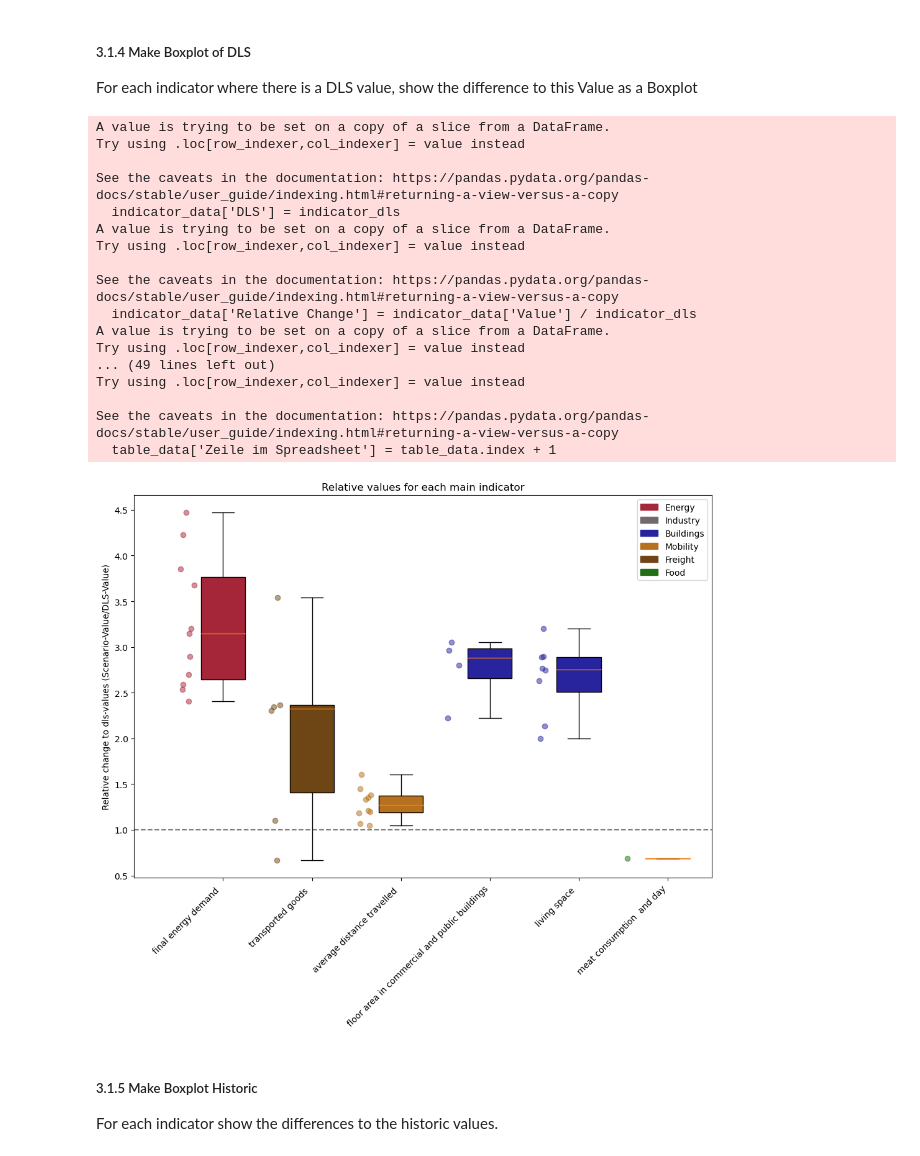
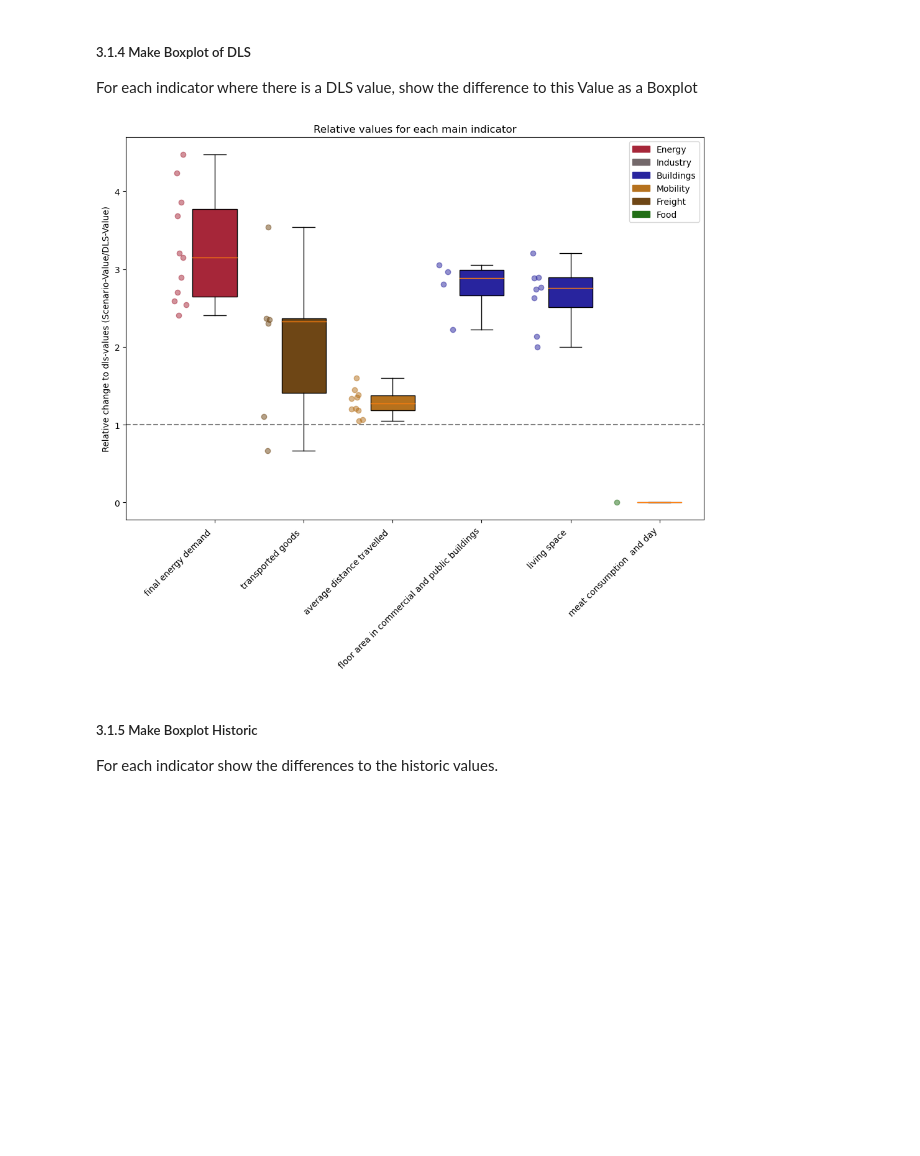
Before and after one commit to celia-burghardt/SufficiencyIndicators_Scenarios, a Jupyter notebook: main.ipynb, the cells around one changed output. Saved outputs shown, nothing was run; the diff lists cells and outputs as text; code cells hidden in the pictures; blank space fills up the shorter version.

```diff
--- a/main.ipynb
+++ b/main.ipynb
@@ -139,7 +146,7 @@ def get_standard_scenarios(raw_data, scenario_data):
     analysis_standard_df = analysis_standard_df.loc[standard_scenarios_indices]
 
     # Filter out kcal data
-    analysis_standard_df = analysis_standard_df[~analysis_standard_df['Unit'].str.contains('kcal')]
+    analysis_standard_df = analysis_standard_df[~analysis_standard_df['Unit'].str.contains('kcal')].copy()
     return analysis_standard_df
 # %%
 def get_historic_data(raw_data, indicator=False):
@@ -551,7 +615,7 @@ def create_result_table_boxplot(indicator_table_data, filename, extra_columns=[]
     :return: None
     '''
     wanted_columns = ['Source', 'Geographic scope', 'Scenario (name/historic/DLS)', 'Sector', 'Main comparison parameter', 'Year', 'Unit', 'Value'] + extra_columns
-    table_data = indicator_table_data[wanted_columns]
+    table_data = indicator_table_data[wanted_columns].copy()
     table_data['Zeile im Spreadsheet'] = table_data.index + 1
     table_data.to_excel(f'output/{filename}.xlsx', index=False)
 # %%
@@ -684,7 +731,7 @@ def get_dls(indicator, data):
     :return: Dataframe with only the DLS values
     '''
     # Get Data for the Hilward Hopkins et al. (2020) study
-    data_hilward_hopkins = data[(data['Source'] == 'Millward-Hopkins et al. (2020)') & (data['Main comparison parameter'] == indicator)]
+    data_hilward_hopkins = data[(data['Source'] == 'Millward-Hopkins et al. (2020)') & (data['Main comparison parameter'] == indicator)].copy()
     if len(data_hilward_hopkins) != 0:
         value_hilward_hopkins = float(data_hilward_hopkins['Value'].values[0])
     else:
@@ -732,7 +779,7 @@ def make_boxplot_dls(data, filename, extension = False, standard=False, raw_data
     for i, indicator in enumerate(main_indicators):
 
         # get the data for the current indicator
-        indicator_data = analysis_standard_df[analysis_standard_df['Main comparison parameter'] == indicator]
+        indicator_data = analysis_standard_df[analysis_standard_df['Main comparison parameter'] == indicator].copy()
         indicator_values = indicator_data['Value']
 
         # Get the median
@@ -765,51 +812,34 @@ def make_boxplot_dls(data, filename, extension = False, standard=False, raw_data
         y = boxplot_data[key]
         x = np.random.normal(i+0.6, 0.04, size=len(y))
         color = main_indicators_plotting_df.at[key, 'Color']
         ax.scatter(x, y, c=color, alpha=0.5)
 
     # fill with colors
     colors = [main_indicators_plotting_df.at[key, 'Color'] for key in boxplot_data.keys()]
     for patch, color in zip(bplot['boxes'], colors):
         patch.set_facecolor(color)
     ax.set_title(f'Relative values for each main indicator')
     ax.set_ylabel('Relative change to dls-values (Scenario-Value/DLS-Value)')
     naming_x_axis = [s.replace('per capita and year', '').replace('per capita', '') for s in boxplot_data.keys()]
     ax.set_xticks(np.arange(start=1, stop=len(naming_x_axis)+1), naming_x_axis, rotation=45, ha="right")
     ax.set_xlim(0)
     # Make a horizontal loine to show the 1 line (When value is 1, no change happened)
     ax.axhline(1, color='#030303', linestyle='--', alpha=0.5)
 
     # manually define a new patch
     patches = [mpatches.Patch(color=sector_colours[x], label=x) for x in sector_colours.keys()]
 
     # plot the legend
     ax.legend(handles=patches, loc='upper right')
 
     # Save figure either with default extension or with extension given in the function
     if extension:
         filename = f'{filename}.{extension}'
     plt.savefig(f'figures/{filename}', bbox_inches = "tight")
 
 make_boxplot_dls(analysis_df, 'boxplot_dls')
 # %% [output]
-A value is trying to be set on a copy of a slice from a DataFrame.
-Try using .loc[row_indexer,col_indexer] = value instead
-
-See the caveats in the documentation: https://pandas.pydata.org/pandas-docs/stable/user_guide/indexing.html#returning-a-view-versus-a-copy
-  indicator_data['DLS'] = indicator_dls
-A value is trying to be set on a copy of a slice from a DataFrame.
-Try using .loc[row_indexer,col_indexer] = value instead
-
-See the caveats in the documentation: https://pandas.pydata.org/pandas-docs/stable/user_guide/indexing.html#returning-a-view-versus-a-copy
-  indicator_data['Relative Change'] = indicator_data['Value'] / indicator_dls
-A value is trying to be set on a copy of a slice from a DataFrame.
-Try using .loc[row_indexer,col_indexer] = value instead
-... (49 lines left out)
-Try using .loc[row_indexer,col_indexer] = value instead
-
-See the caveats in the documentation: https://pandas.pydata.org/pandas-docs/stable/user_guide/indexing.html#returning-a-view-versus-a-copy
-  table_data['Zeile im Spreadsheet'] = table_data.index + 1
-[figure, old version]
+[figure, new version]
 # %% [markdown]
 ##### 3.1.5 Make Boxplot Historic
 
```
Also changed, not shown: parts of 12 cells of this notebook, 17 other files.
